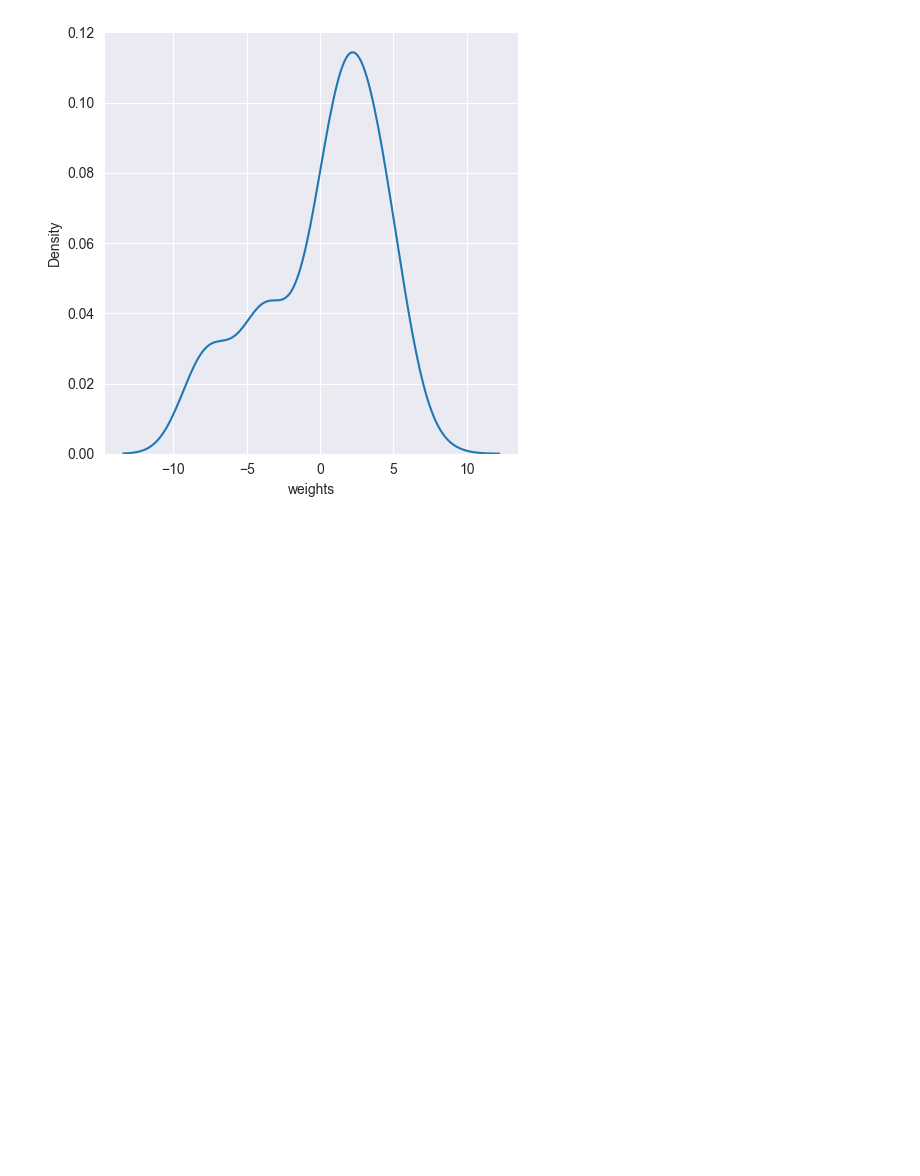
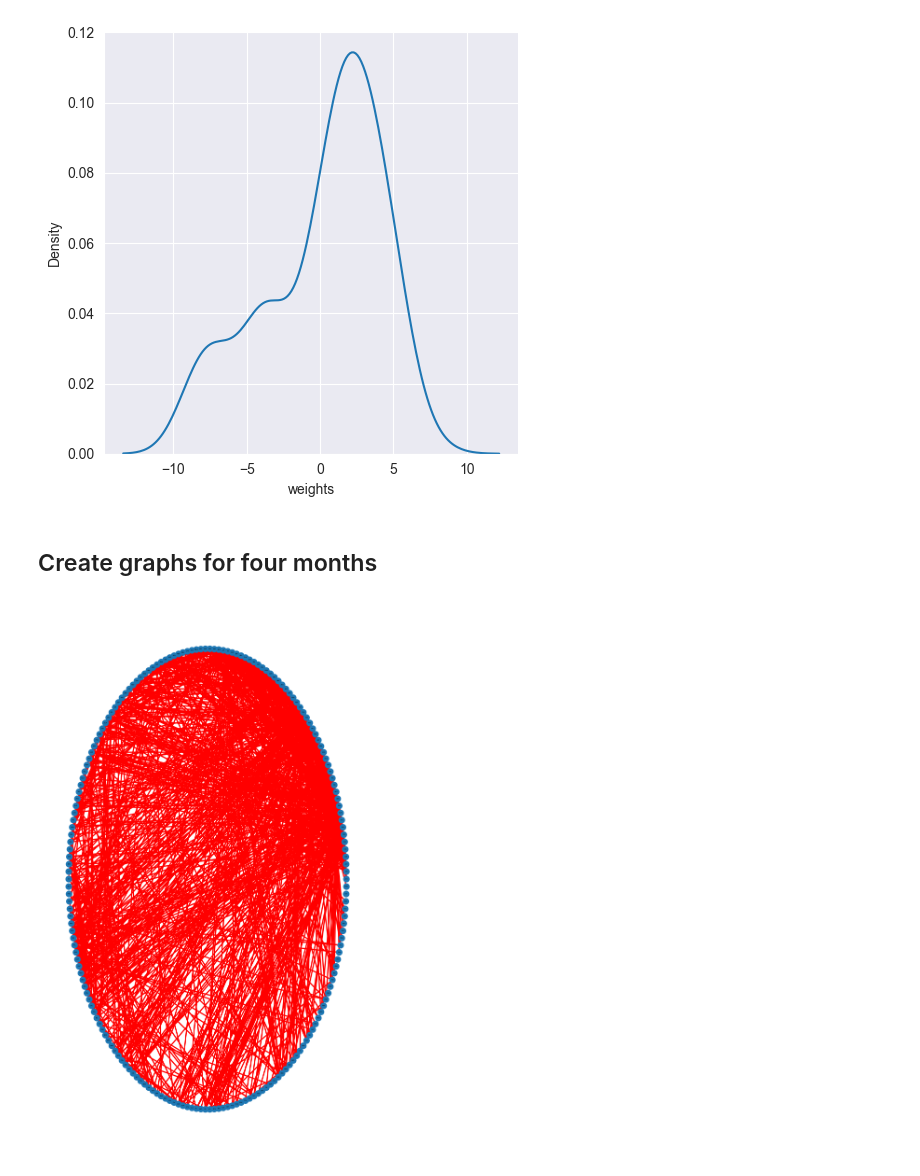
Before and after one commit to marin-o/xai-graphs, a Jupyter notebook: notebooks/graphs.ipynb, the cells around one changed output. Saved outputs shown, nothing was run; the diff lists cells and outputs as text; code cells hidden in the pictures; blank space fills up the shorter version.

```diff
--- a/notebooks/graphs.ipynb
+++ b/notebooks/graphs.ipynb
@@ -218,3 +220,5 @@ sns.displot(pd.DataFrame(
 # %% [output]
 <seaborn.axisgrid.FacetGrid at 0x...>
 [figure]
+# %% [markdown]
+## Create graphs for four months
@@ -220,0 +227,16 @@ sns.displot(pd.DataFrame(
+# %%
+months = ['2015-01-31', '2015-02-28', '2015-03-31', '2015-04-30']
+
+for month in months:
+    filtered_data = utils.filter_data(data, month)
+    g = nx.MultiGraph()
+    for _, row in filtered_data.iterrows():
+        g.add_edge(row.iloc[1], row.iloc[2], utils.linear_combination(row))
+    with open(f'../data/graphs/graph_{month}.pkl', 'wb') as f:
+        pickle.dump(g, f)
+# %%
+with open('../data/graphs/graph_2015-02-28.pkl', 'rb') as f:
+    g = pickle.load(f)
+    show_graph(g)
+# %% [output]
+[figure, added]
```
Also changed, not shown: parts of 6 cells of this notebook, 7 other files.
